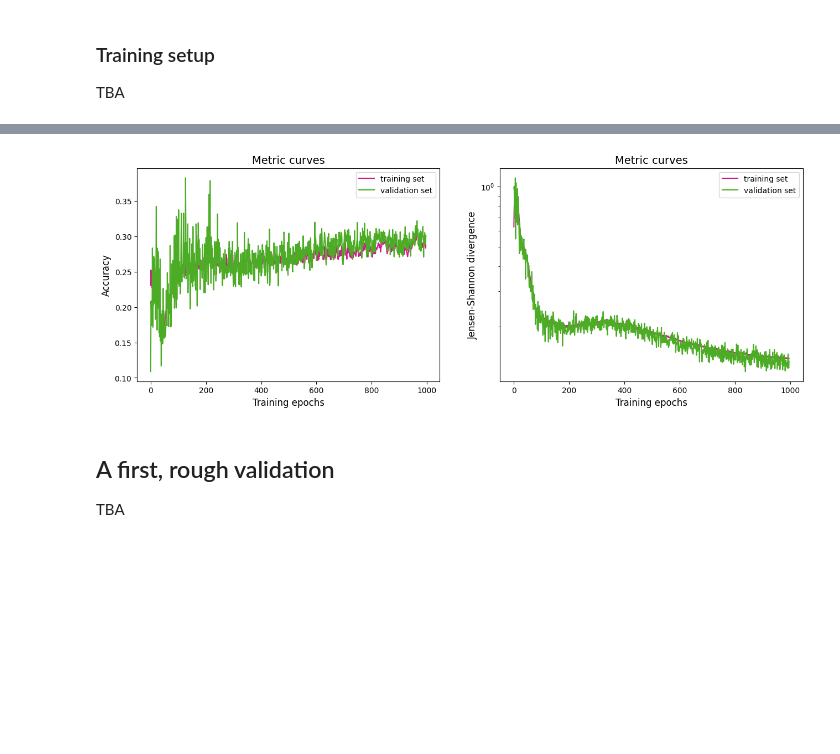
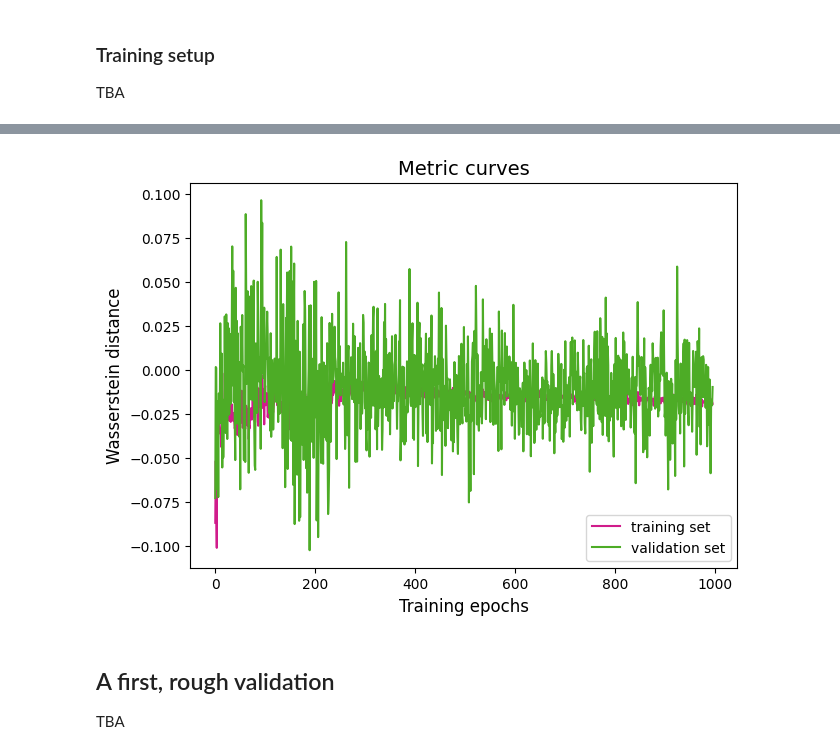
Before and after one commit to LamarrSim/lb-pidsim-train, a Jupyter notebook: notebooks/Muon-pion-train.ipynb, the cells around one changed output, grey strips where cells are left out. Drawn from its saved outputs; the diff is of its cells as text; code cells hidden in the pictures; blank space fills up the shorter version.

```diff
--- a/notebooks/Muon-pion-train.ipynb
+++ b/notebooks/Muon-pion-train.ipynb
@@ -214,24 +214,24 @@ tf.keras.utils.plot_model(
 
 TBA
 # %%
-from pidgan.algorithms import LSGAN
+from pidgan.algorithms import BceGAN_ALP
 
-gan = LSGAN(
+gan = BceGAN_ALP(
     generator=generator,
     discriminator=discriminator,
-    minimize_pearson_chi2=False,
-    injected_noise_stddev=0.0,
+    lipschitz_penalty=1.0,
+    lipschitz_penalty_strategy="one-sided",
     feature_matching_penalty=0.0,
     # referee=referee,
 )
 # %%
 from tensorflow.keras.optimizers import RMSprop, Adam
 
-g_lr0 = 3e-4
-d_lr0 = 7e-4
+g_lr0 = 6e-4
+d_lr0 = 3e-4
 
 gan.compile(
-    metrics=["accuracy", "js_div"],
+    metrics=["wass_dist"],
     generator_optimizer=RMSprop(g_lr0),
     discriminator_optimizer=RMSprop(d_lr0),
     generator_upds_per_batch=1,
@@ -247,7 +247,7 @@ callbacks = list()
 g_lr_sched = LearnRateExpDecay(
     gan.generator_optimizer,
     decay_rate=0.1,
-    decay_steps=270_000,
+    decay_steps=130_000,
     min_learning_rate=g_lr0/1e3,
     verbose=True,
     key="g_lr",
@@ -257,7 +257,7 @@ callbacks.append(g_lr_sched)
 d_lr_sched = LearnRateExpDecay(
     gan.discriminator_optimizer,
     decay_rate=0.1,
-    decay_steps=180_000,
+    decay_steps=250_000,
     min_learning_rate=d_lr0/1e3,
     verbose=True,
     key="d_lr",
@@ -275,7 +275,7 @@ callbacks.append(d_lr_sched)
 # %%
 from datetime import datetime
 
-batch_size = 2_500
+batch_size = 3_000
 num_epochs = 1000 if not TEST else 150
 
 data_train = ds_train.batch(batch_size, drop_remainder=True).prefetch(tf.data.AUTOTUNE)
@@ -361,34 +361,34 @@ plt.show()
 # %%
 plt.figure(figsize=(24, 5), dpi=100)
 
-plt.subplot(1, 3, 1)
-plt.title("Metric curves", fontsize=14)
-plt.xlabel("Training epochs", fontsize=12)
-plt.ylabel("Accuracy", fontsize=12)
-plt.plot(train.history["accuracy"][start_epoch:], color="#d01c8b", label="training set")
-plt.plot(train.history["val_accuracy"][start_epoch:], color="#4dac26", label="validation set")
-plt.legend(loc="upper right", fontsize=10)
+# plt.subplot(1, 3, 1)
+# plt.title("Metric curves", fontsize=14)
+# plt.xlabel("Training epochs", fontsize=12)
+# plt.ylabel("Binary cross-entropy", fontsize=12)
+# plt.plot(train.history["bce"][start_epoch:], color="#d01c8b", label="training set")
+# plt.plot(train.history["val_bce"][start_epoch:], color="#4dac26", label="validation set")
+# plt.legend(loc="upper right", fontsize=10)
 
 plt.subplot(1, 3, 2)
 plt.title("Metric curves", fontsize=14)
 plt.xlabel("Training epochs", fontsize=12)
-plt.ylabel("Jensen-Shannon divergence", fontsize=12)
-plt.plot(train.history["js_div"][start_epoch:], color="#d01c8b", label="training set")
-plt.plot(train.history["val_js_div"][start_epoch:], color="#4dac26", label="validation set")
-plt.legend(loc="upper right", fontsize=10)
-plt.yscale("log")
+plt.ylabel("Wasserstein distance", fontsize=12)
+plt.plot(train.history["wass_dist"][start_epoch:], color="#d01c8b", label="training set")
+plt.plot(train.history["val_wass_dist"][start_epoch:], color="#4dac26", label="validation set")
+plt.legend(loc="lower right", fontsize=10)
+# plt.yscale("log")
 
 # plt.subplot(1, 3, 3)
 # plt.title("Referee learning curves", fontsize=14)
 # plt.xlabel("Training epochs", fontsize=12)
 # plt.ylabel("Binary cross-entropy", fontsize=12)
 # plt.plot(train.history["r_loss"][start_epoch:], color="#d01c8b", label="training set")
 # plt.plot(train.history["val_r_loss"][start_epoch:], color="#4dac26", label="validation set")
 # plt.legend(loc="upper right", fontsize=10)
 
 plt.show()
 # %% [output]
-[figure, old version]
+[figure, new version]
 # %%
 train_history = train.history.copy()
 pd.DataFrame(train_history).to_csv(f"./exports/{prefix}-Muon-pion-train.csv")
```
Also changed, not shown: parts of 8 cells of this notebook.
